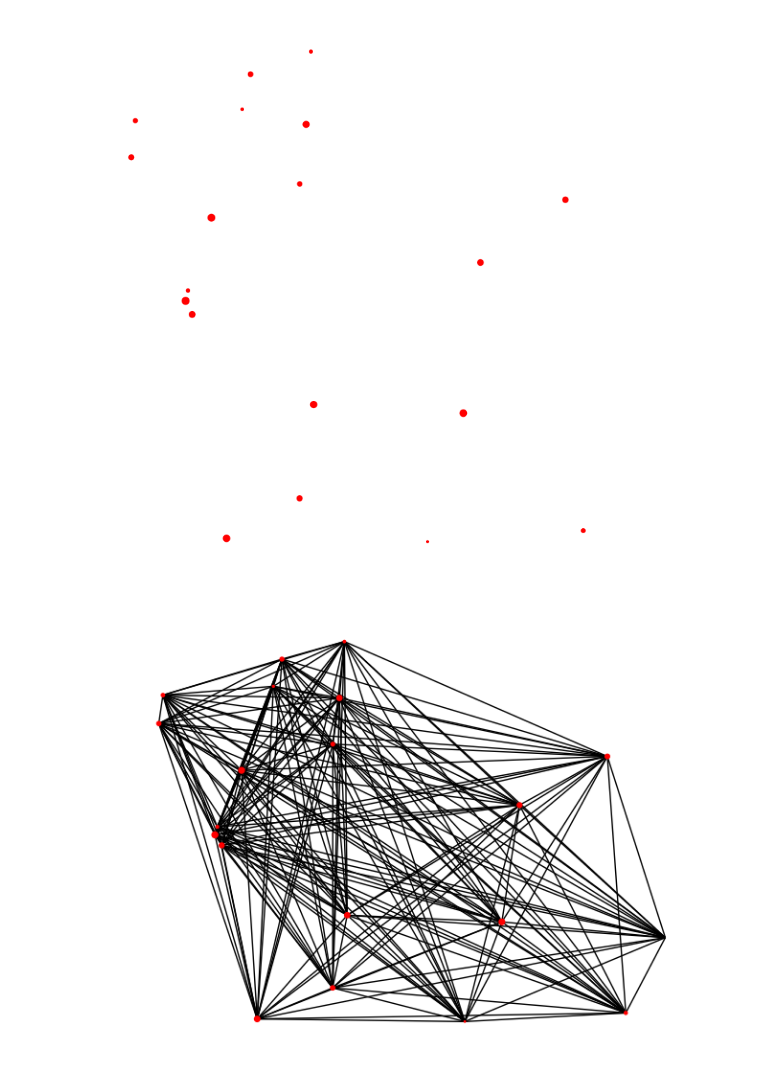
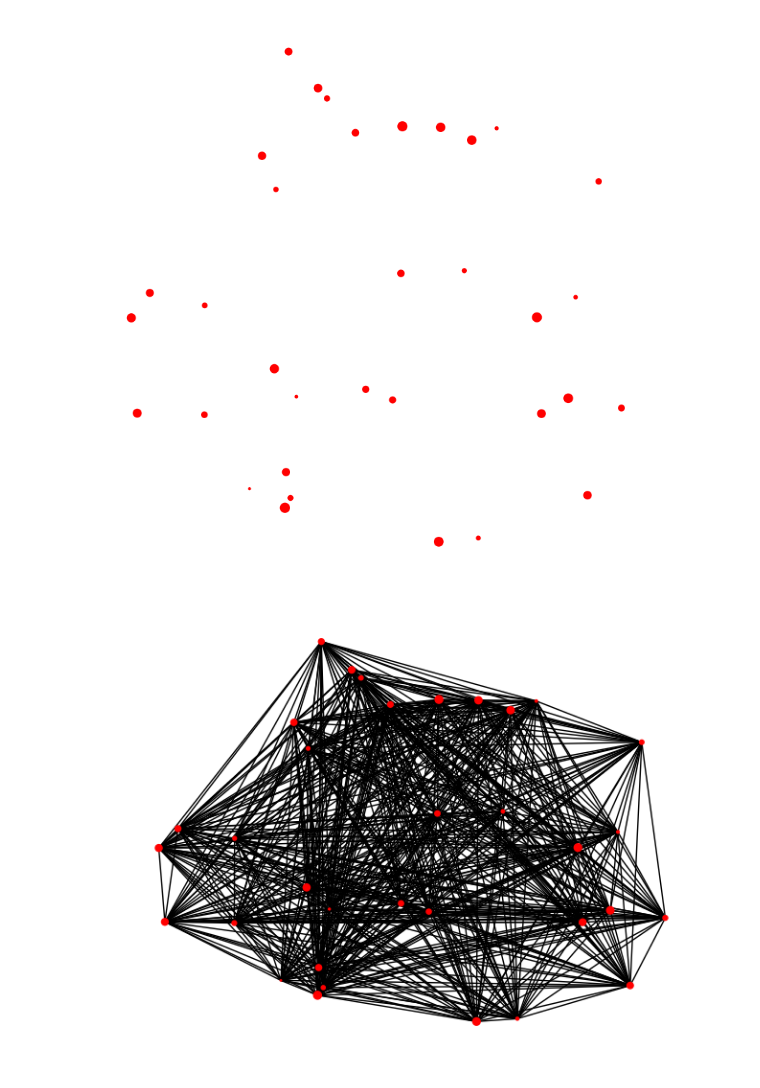
Before and after one commit to michelmalki/MichelMalki, a Jupyter notebook: Roads.ipynb, the cells around one changed output. Cells and saved outputs as stored; diff of their text form; code cells hidden in the pictures.

```diff
--- a/Roads.ipynb
+++ b/Roads.ipynb
@@ -8,38 +8,37 @@ from random import randint
 import numpy as np
 
 
-t = 20 # how many towns
-p = nx.Graph() # province
+t = 35
+G = nx.Graph()
 for i in range(t):
   x = random()
   y = random()
   z = np.random.geometric(p=0.95, size=1000000)
-  (z == 1).sum() / 1000000
-  p.add_node(i, pos = (x, y), size = i)
-coords = nx.get_node_attributes(p, 'pos')
-pobs = nx.get_node_attributes(p, 'size')
-pl = [pobs[n] for n in p.nodes()]
+  G.add_node(i, pos = (x, y), size = i)
+coords = nx.get_node_attributes(G, 'pos')
+m = nx.get_node_attributes(G, 'size')
+pl = [m[n] for n in G.nodes()]
 fig = plt.figure(1, figsize = (5, 5), dpi =  150)
-nx.draw(p, coords, node_color = 'red', node_size = pl)
+nx.draw(G, coords, node_color = 'red', node_size = pl)
 # %% [output]
-[figure, old version]
+[figure, new version]
 # %%
 from math import sqrt
 
 def distance(p1, p2):
   (x1, y1) = p1
   (x2, y2) = p2
   return sqrt((x1 - x2)**2 + (y1 - y2)**2)
 
-for t1 in p.nodes:
-  l1 = p.nodes[t1]['pos']
-  for t2 in p.nodes:
+for t1 in G.nodes:
+  l1 = G.nodes[t1]['pos']
+  for t2 in G.nodes:
     if t1 != t2:
-      l2 = p.nodes[t2]['pos']
-      cost = distance(l1, l2) / (p.nodes[t1]['size'] + p.nodes[t2]['size'])
-      p.add_edge(t1, t2, weight = cost)
+      l2 = G.nodes[t2]['pos']
+      cost = distance(l1, l2) / (G.nodes[t1]['size'] + G.nodes[t2]['size'])
+      G.add_edge(t1, t2, weight = cost)
 
-nx.draw(p, coords, node_color = 'red', node_size = pl)
+nx.draw(G, coords, node_color = 'red', node_size = pl)
 # %% [output]
-[figure, old version]
+[figure, new version]
 # %%
```
Also changed, not shown: parts of 1 cell of this notebook.
